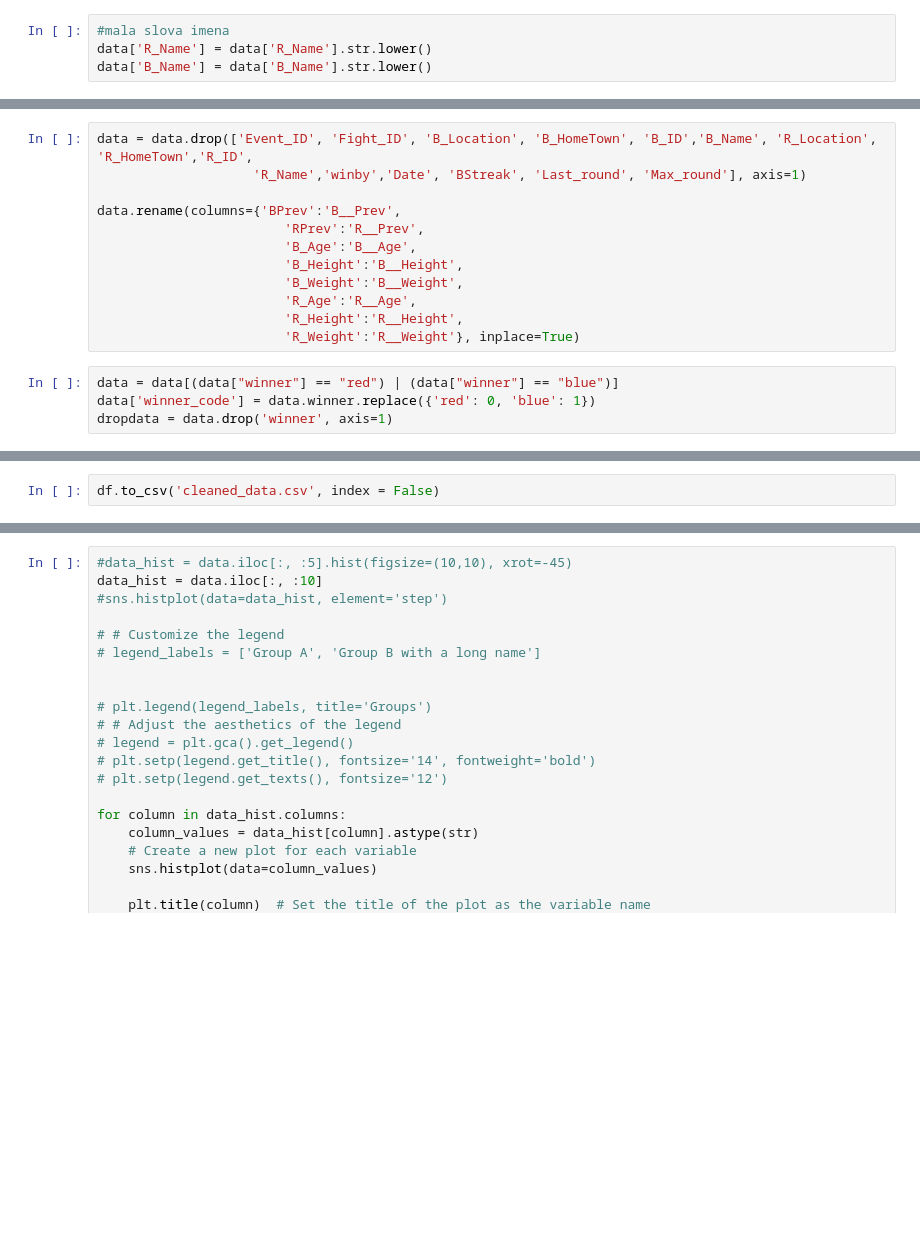
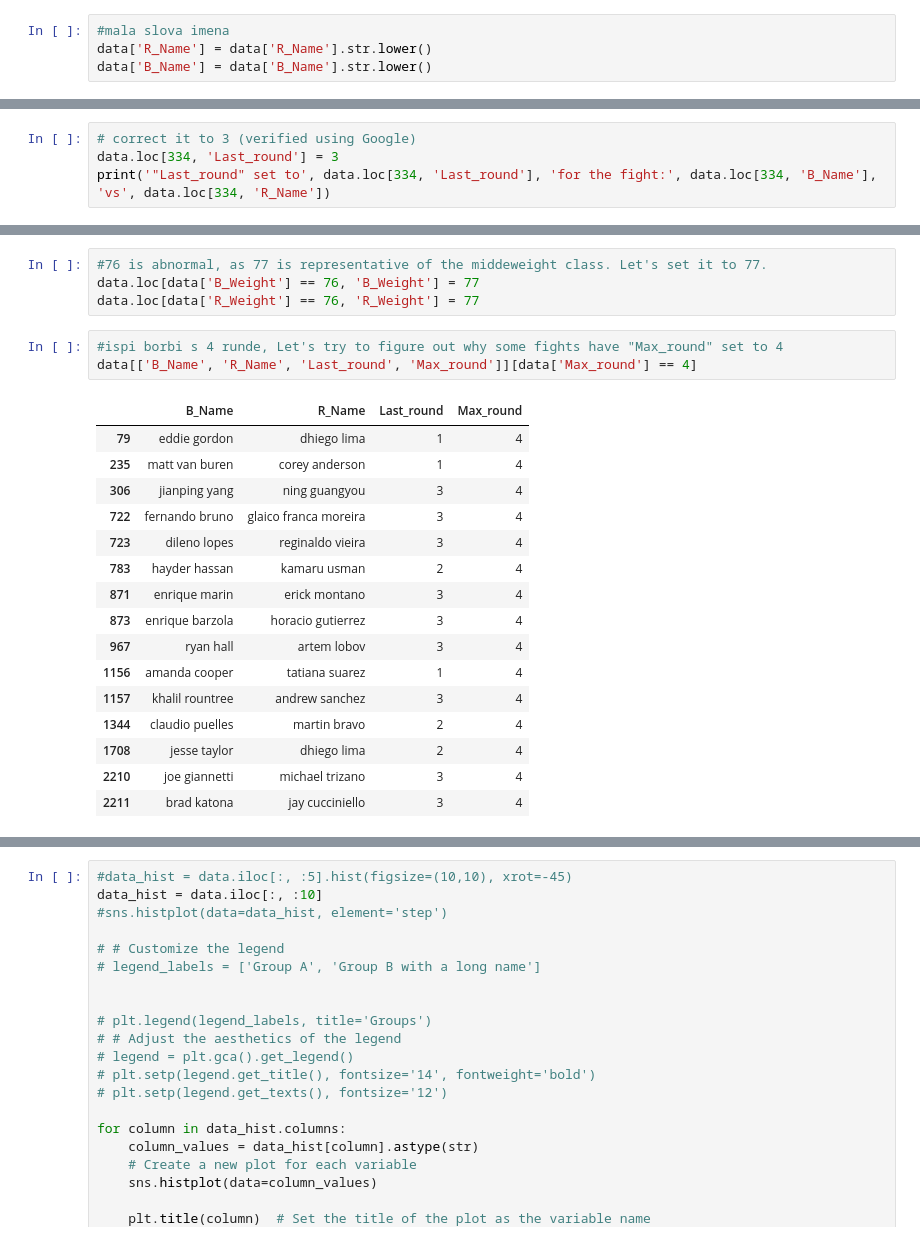
Before and after one commit to avulic/ufcChatVas, a Jupyter notebook: kod.ipynb, the cells around one changed output, grey strips where cells are left out. Saved outputs shown, nothing was run; the diff lists cells and outputs as text; blank space fills up the shorter version.

```diff
--- a/kod.ipynb
+++ b/kod.ipynb
@@ -61,0 +192,4 @@ data.loc[:, :] = data.fillna(value=0)
+# %%
+# correct it to 3 (verified using Google)
+data.loc[334, 'Last_round'] = 3
+print('"Last_round" set to', data.loc[334, 'Last_round'], 'for the fight:', data.loc[334, 'B_Name'], 'vs', data.loc[334, 'R_Name'])
@@ -145,16 +224,0 @@ df.to_csv('cleaned_data.csv', index = False)
-# %%
-data = data.drop(['Event_ID', 'Fight_ID', 'B_Location', 'B_HomeTown', 'B_ID','B_Name', 'R_Location', 'R_HomeTown','R_ID',
-                    'R_Name','winby','Date', 'BStreak', 'Last_round', 'Max_round'], axis=1)
-
-data.rename(columns={'BPrev':'B__Prev',
-                        'RPrev':'R__Prev',
-                        'B_Age':'B__Age',
-                        'B_Height':'B__Height',
-                        'B_Weight':'B__Weight',
-                        'R_Age':'R__Age',
-                        'R_Height':'R__Height',
-                        'R_Weight':'R__Weight'}, inplace=True)
-# %%
-data = data[(data["winner"] == "red") | (data["winner"] == "blue")]
-data['winner_code'] = data.winner.replace({'red': 0, 'blue': 1})
-dropdata = data.drop('winner', axis=1)
@@ -215,2 +225,24 @@ for i, name in enumerate(fighters['Fighters']):
-# %%
-df.to_csv('cleaned_data.csv', index = False)
+# %%
+#76 is abnormal, as 77 is representative of the middeweight class. Let's set it to 77.
+data.loc[data['B_Weight'] == 76, 'B_Weight'] = 77
+data.loc[data['R_Weight'] == 76, 'R_Weight'] = 77
+# %%
+#ispi borbi s 4 runde, Let's try to figure out why some fights have "Max_round" set to 4
+data[['B_Name', 'R_Name', 'Last_round', 'Max_round']][data['Max_round'] == 4]
+# %% [output]
+|  | B_Name | R_Name | Last_round | Max_round |
+| 79 | eddie gordon | dhiego lima | 1 | 4 |
+| 235 | matt van buren | corey anderson | 1 | 4 |
+| 306 | jianping yang | ning guangyou | 3 | 4 |
+| 722 | fernando bruno | glaico franca moreira | 3 | 4 |
+| 723 | dileno lopes | reginaldo vieira | 3 | 4 |
+| 783 | hayder hassan | kamaru usman | 2 | 4 |
+| 871 | enrique marin | erick montano | 3 | 4 |
+| 873 | enrique barzola | horacio gutierrez | 3 | 4 |
+| 967 | ryan hall | artem lobov | 3 | 4 |
+| 1156 | amanda cooper | tatiana suarez | 1 | 4 |
+| 1157 | khalil rountree | andrew sanchez | 3 | 4 |
+| 1344 | claudio puelles | martin bravo | 2 | 4 |
+| 1708 | jesse taylor | dhiego lima | 2 | 4 |
+| 2210 | joe giannetti | michael trizano | 3 | 4 |
+| 2211 | brad katona | jay cucciniello | 3 | 4 |
```
Also changed, not shown: parts of 46 cells of this notebook, 39 other files.
